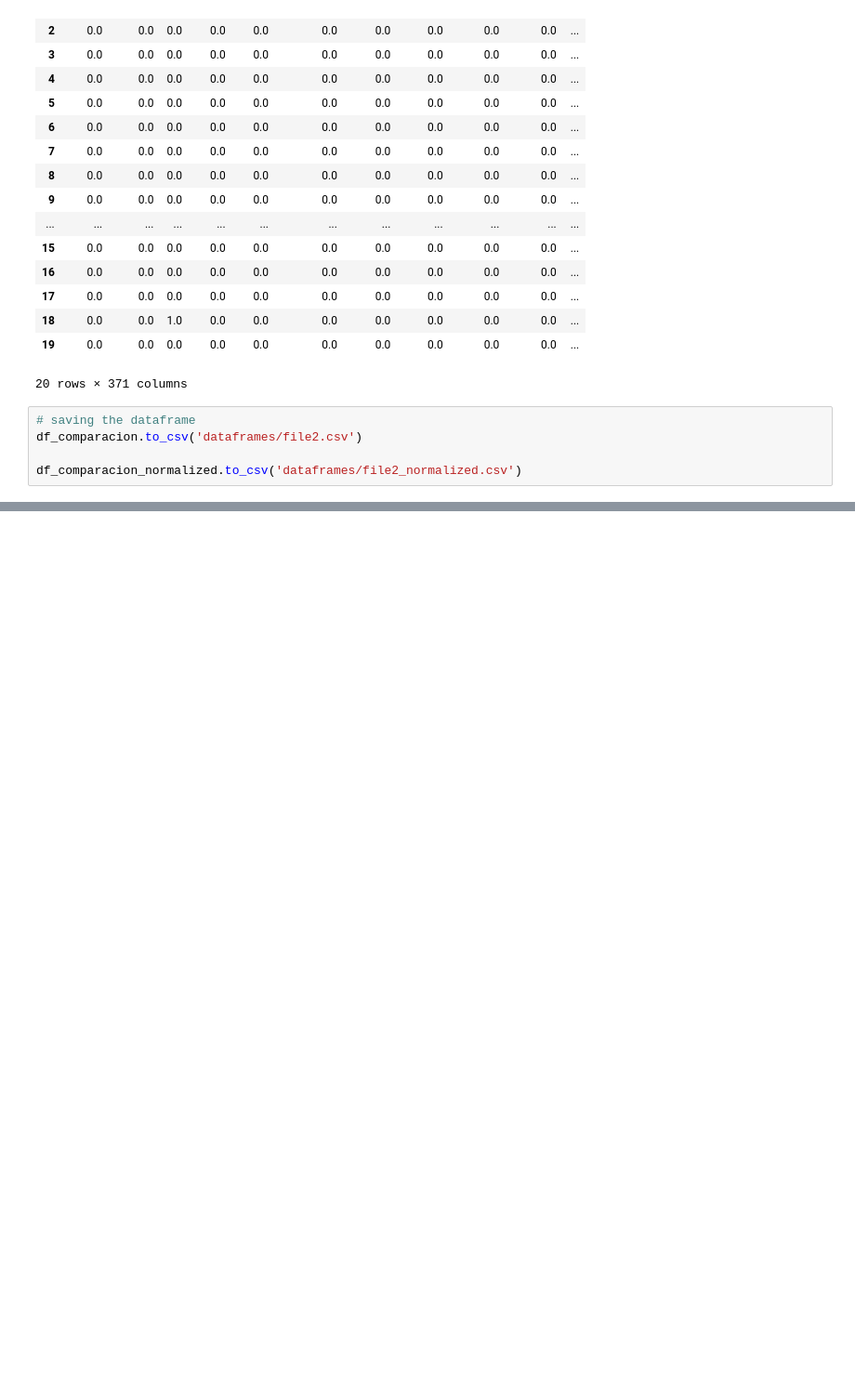
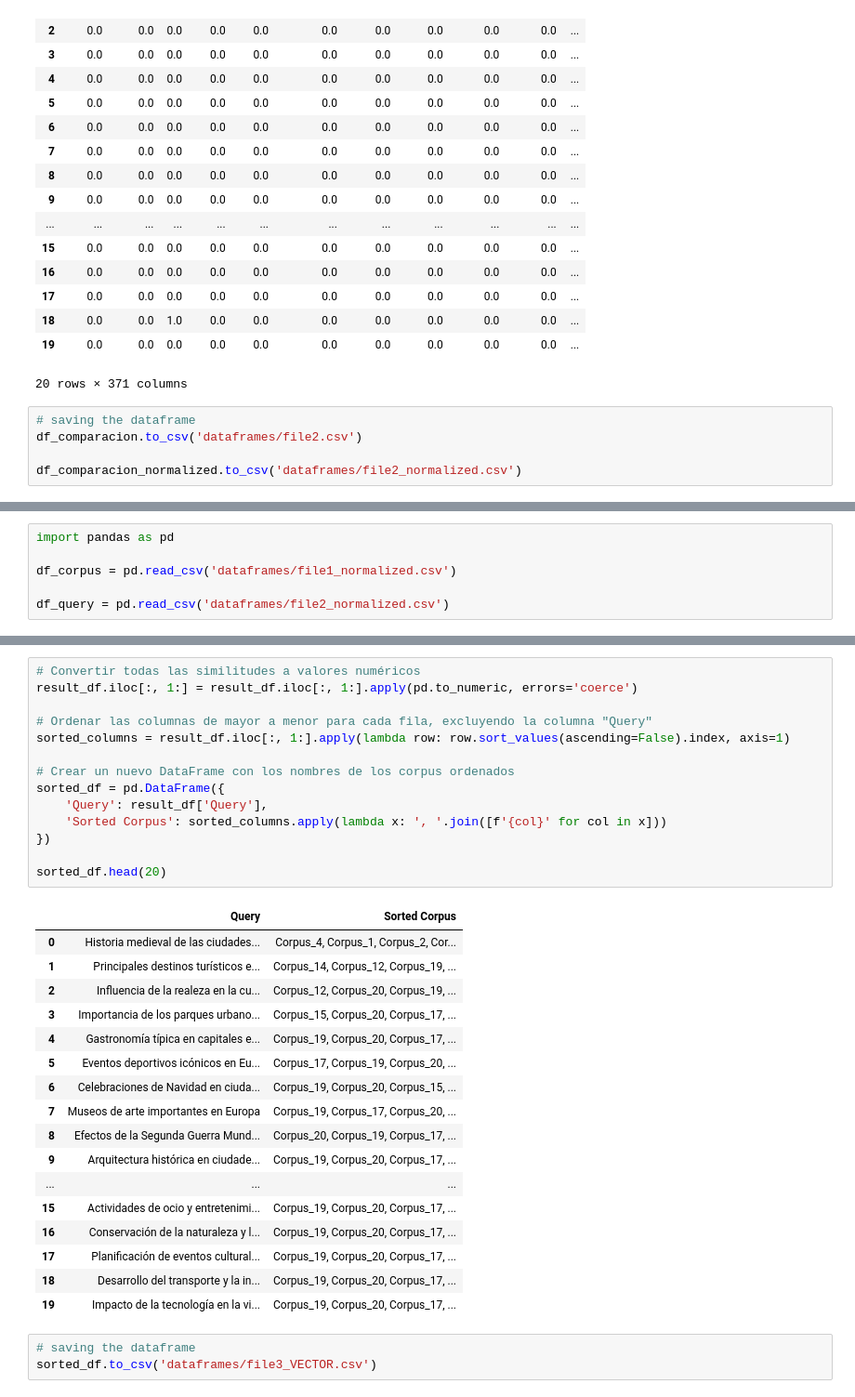
Before and after one commit to Afkerian/information-retrieval, a Jupyter notebook: taller02/taller02.ipynb, the cells around one changed output, grey strips where cells are left out. Shown: that part at 93% size. Drawn from its saved outputs; the diff is of its cells as text; blank space fills up the shorter version.

```diff
--- a/taller02/taller02.ipynb
+++ b/taller02/taller02.ipynb
@@ -250,0 +253,6 @@ df_comparacion_normalized.to_csv('dataframes/file2_normalized.csv')
+# %%
+import pandas as pd
+
+df_corpus = pd.read_csv('dataframes/file1_normalized.csv')
+
+df_query = pd.read_csv('dataframes/file2_normalized.csv')
@@ -250,0 +412,35 @@ df_comparacion_normalized.to_csv('dataframes/file2_normalized.csv')
+# %%
+# Convertir todas las similitudes a valores numéricos
+result_df.iloc[:, 1:] = result_df.iloc[:, 1:].apply(pd.to_numeric, errors='coerce')
+
+# Ordenar las columnas de mayor a menor para cada fila, excluyendo la columna "Query"
+sorted_columns = result_df.iloc[:, 1:].apply(lambda row: row.sort_values(ascending=False).index, axis=1)
+
+# Crear un nuevo DataFrame con los nombres de los corpus ordenados
+sorted_df = pd.DataFrame({
+    'Query': result_df['Query'],
+    'Sorted Corpus': sorted_columns.apply(lambda x: ', '.join([f'{col}' for col in x]))
+})
+
+sorted_df.head(20)
+# %% [output]
+|  | Query | Sorted Corpus |
+| 0 | Historia medieval de las ciudades... | Corpus_4, Corpus_1, Corpus_2, Cor... |
+| 1 | Principales destinos turísticos e... | Corpus_14, Corpus_12, Corpus_19, ... |
+| 2 | Influencia de la realeza en la cu... | Corpus_12, Corpus_20, Corpus_19, ... |
+| 3 | Importancia de los parques urbano... | Corpus_15, Corpus_20, Corpus_17, ... |
+| 4 | Gastronomía típica en capitales e... | Corpus_19, Corpus_20, Corpus_17, ... |
+| 5 | Eventos deportivos icónicos en Eu... | Corpus_17, Corpus_19, Corpus_20, ... |
+| 6 | Celebraciones de Navidad en ciuda... | Corpus_19, Corpus_20, Corpus_15, ... |
+| 7 | Museos de arte importantes en Europa | Corpus_19, Corpus_17, Corpus_20, ... |
+| 8 | Efectos de la Segunda Guerra Mund... | Corpus_20, Corpus_19, Corpus_17, ... |
+| 9 | Arquitectura histórica en ciudade... | Corpus_19, Corpus_20, Corpus_17, ... |
+| ... | ... | ... |
+| 15 | Actividades de ocio y entretenimi... | Corpus_19, Corpus_20, Corpus_17, ... |
+| 16 | Conservación de la naturaleza y l... | Corpus_19, Corpus_20, Corpus_17, ... |
+| 17 | Planificación de eventos cultural... | Corpus_19, Corpus_20, Corpus_17, ... |
+| 18 | Desarrollo del transporte y la in... | Corpus_19, Corpus_20, Corpus_17, ... |
+| 19 | Impacto de la tecnología en la vi... | Corpus_19, Corpus_20, Corpus_17, ... |
+# %%
+# saving the dataframe
+sorted_df.to_csv('dataframes/file3_VECTOR.csv')
```
Also changed, not shown: parts of 7 cells of this notebook, 1 other file.
